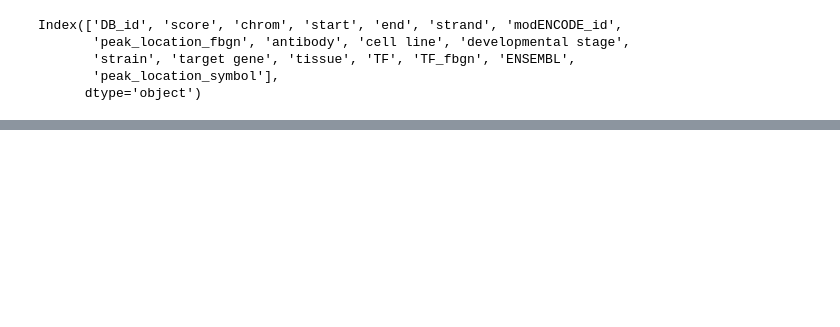
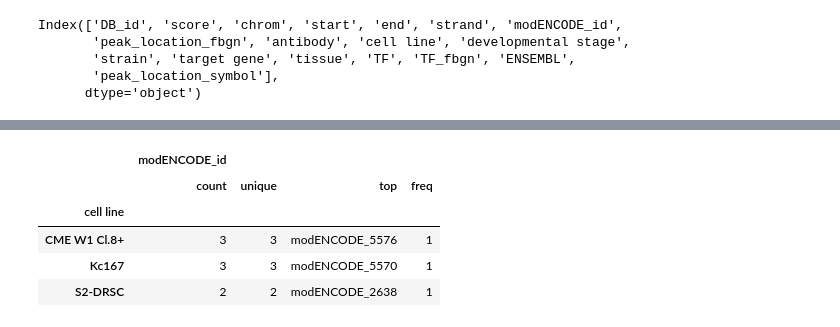
Before and after one commit to jfear/s2rnai, a Jupyter notebook: notebook/develop/2017-09-07_chipseq_from_csv.ipynb, the cells around one changed output, grey strips where cells are left out. Saved outputs shown, nothing was run; the diff lists cells and outputs as text; code cells hidden in the pictures; blank space fills up the shorter version.

```diff
--- a/notebook/develop/2017-09-07_chipseq_from_csv.ipynb
+++ b/notebook/develop/2017-09-07_chipseq_from_csv.ipynb
@@ -324,0 +364,9 @@ final.to_csv('../../data/modENCODE_downloads_2ndtry/modENCODE_finaltable', sep='
+# %%
+final[['cell line', 'modENCODE_id']].drop_duplicates().groupby('cell line').describe()
+# %% [output]
+|  | modENCODE_id |  |  |  |
+|  | count | unique | top | freq |
+| cell line |  |  |  |  |
+| CME W1 Cl.8+ | 3 | 3 | modENCODE_5576 | 1 |
+| Kc167 | 3 | 3 | modENCODE_5570 | 1 |
+| S2-DRSC | 2 | 2 | modENCODE_2638 | 1 |
```
Also changed, not shown: parts of 19 cells of this notebook.
